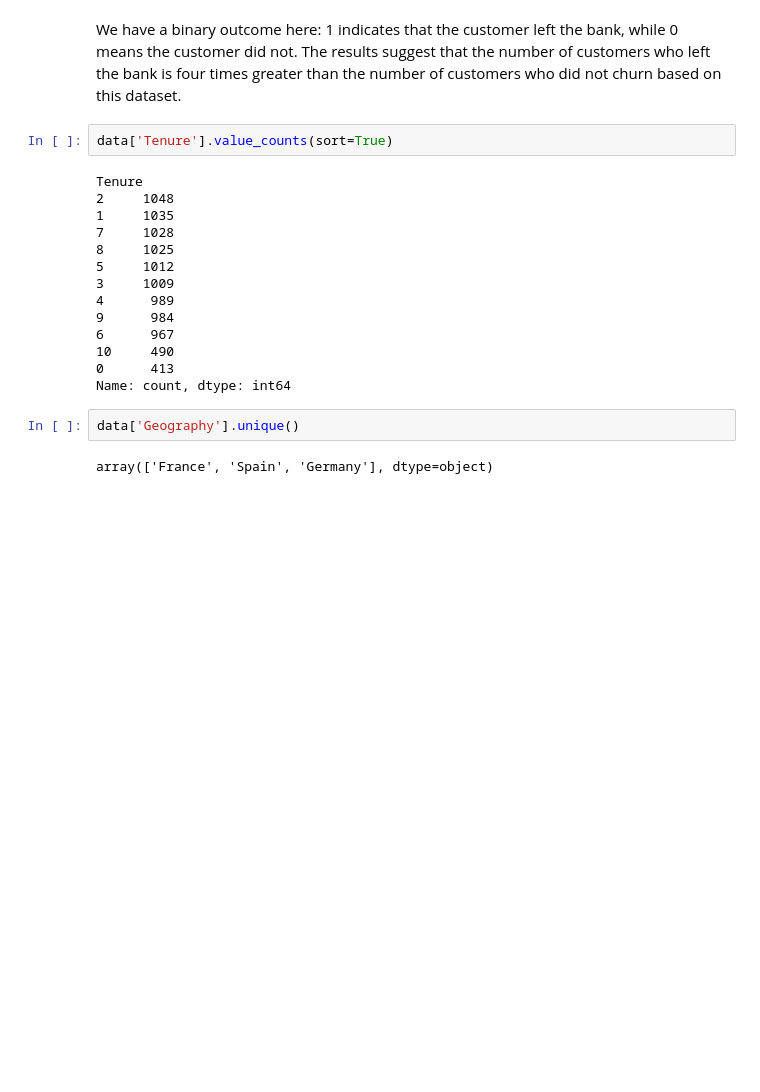
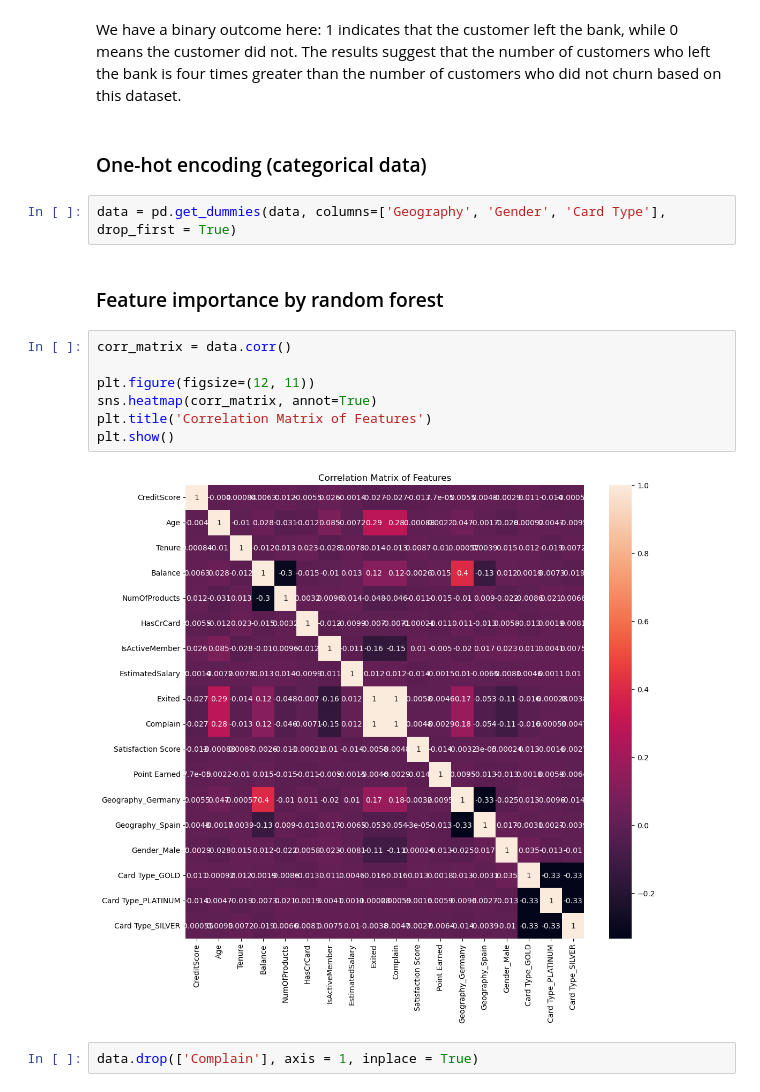
Before and after one commit to LikeLion-DSProjectTeam/Team_1, a Jupyter notebook: code/Beomseong.ipynb, the cells around one changed output. Cells and saved outputs as stored; diff of their text form; blank space fills up the shorter version.

```diff
--- a/code/Beomseong.ipynb
+++ b/code/Beomseong.ipynb
@@ -65,23 +85,20 @@ Exited
 Name: count, dtype: int64
 # %% [markdown]
 We have a binary outcome here: 1 indicates that the customer left the bank, while 0 means the customer did not. The results suggest that the number of customers who left the bank is four times greater than the number of customers who did not churn based on this dataset.
-# %%
-data['Tenure'].value_counts(sort=True)
-# %% [output]
-Tenure
-2     1048
-1     1035
-7     1028
-8     1025
-5     1012
-3     1009
-4      989
-9      984
-6      967
-10     490
-0      413
-Name: count, dtype: int64
-# %%
-data['Geography'].unique()
-# %% [output]
-array(['France', 'Spain', 'Germany'], dtype=object)
+# %% [markdown]
+### One-hot encoding (categorical data)
+# %%
+data = pd.get_dummies(data, columns=['Geography', 'Gender', 'Card Type'], drop_first = True)
+# %% [markdown]
+### Feature importance by random forest
+# %%
+corr_matrix = data.corr()
+
+plt.figure(figsize=(12, 11))
+sns.heatmap(corr_matrix, annot=True)
+plt.title('Correlation Matrix of Features')
+plt.show()
+# %% [output]
+[figure, added]
+# %%
+data.drop(['Complain'], axis = 1, inplace = True)
```
Also changed, not shown: parts of 22 cells of this notebook.
